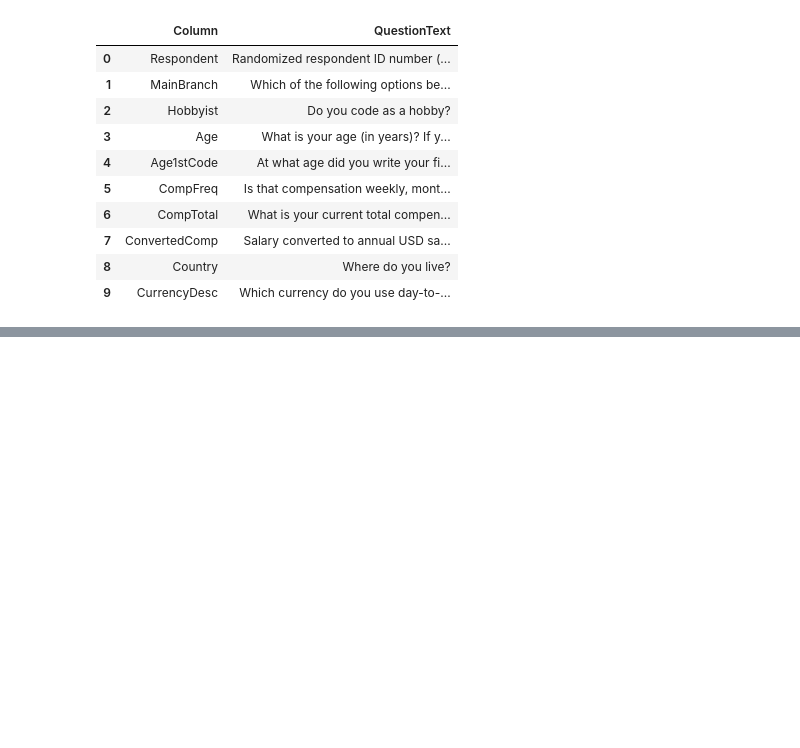
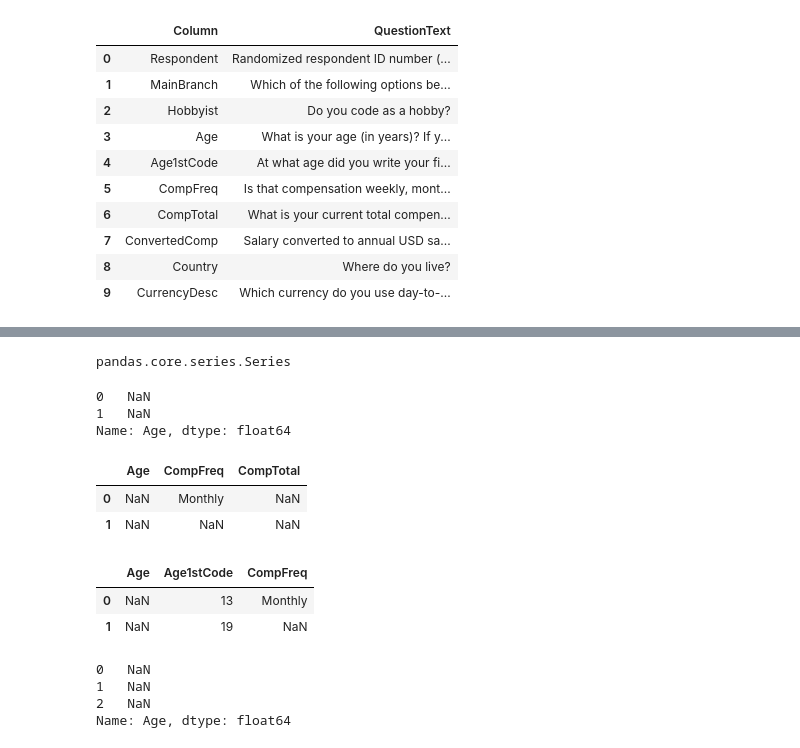
Before and after one commit to kalayu-ftsum/data_science_sample_code, a Jupyter notebook: data analysis/data_analysis.ipynb, the cells around one changed output, grey strips where cells are left out. Cells and saved outputs as stored; diff of their text form; code cells hidden in the pictures; blank space fills up the shorter version.

```diff
--- a/data analysis/data_analysis.ipynb
+++ b/data analysis/data_analysis.ipynb
@@ -51,0 +167,29 @@ schema_df.head(10)
+# %%
+type(df['Hobbyist'])
+# %% [output]
+pandas.core.series.Series
+# %%
+df.iloc[0:2,3]
+# %% [output]
+0   NaN
+1   NaN
+Name: Age, dtype: float64
+# %%
+df.iloc[0:2,[3,5,6]]
+# %% [output]
+|  | Age | CompFreq | CompTotal |
+| 0 | NaN | Monthly | NaN |
+| 1 | NaN | NaN | NaN |
+# %%
+df.iloc[0:2,3:6]
+# %% [output]
+|  | Age | Age1stCode | CompFreq |
+| 0 | NaN | 13 | Monthly |
+| 1 | NaN | 19 | NaN |
+# %%
+df.loc[0:2,"Age"]
+# %% [output]
+0   NaN
+1   NaN
+2   NaN
+Name: Age, dtype: float64
```
Also changed, not shown: parts of 20 cells of this notebook, 1 other file.
